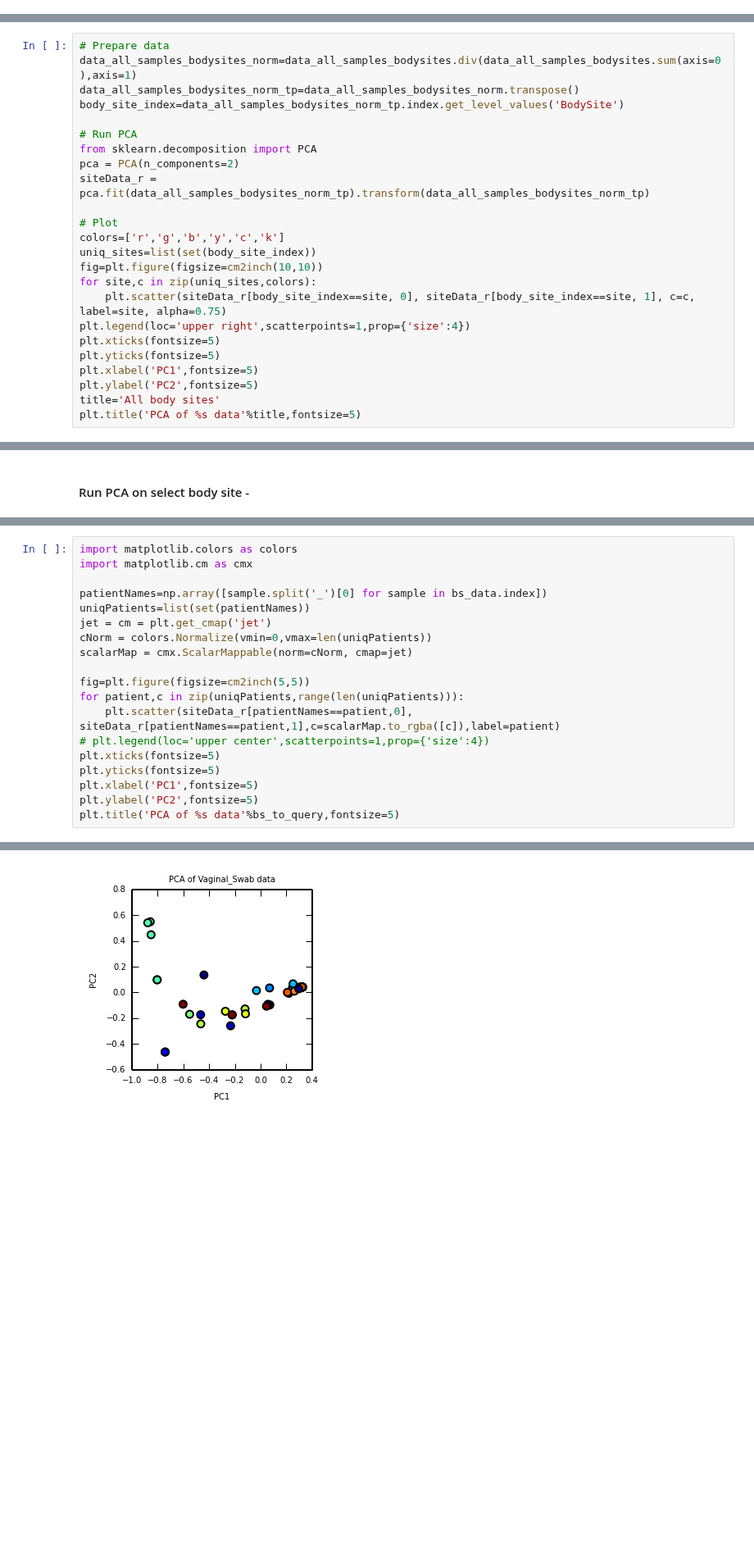
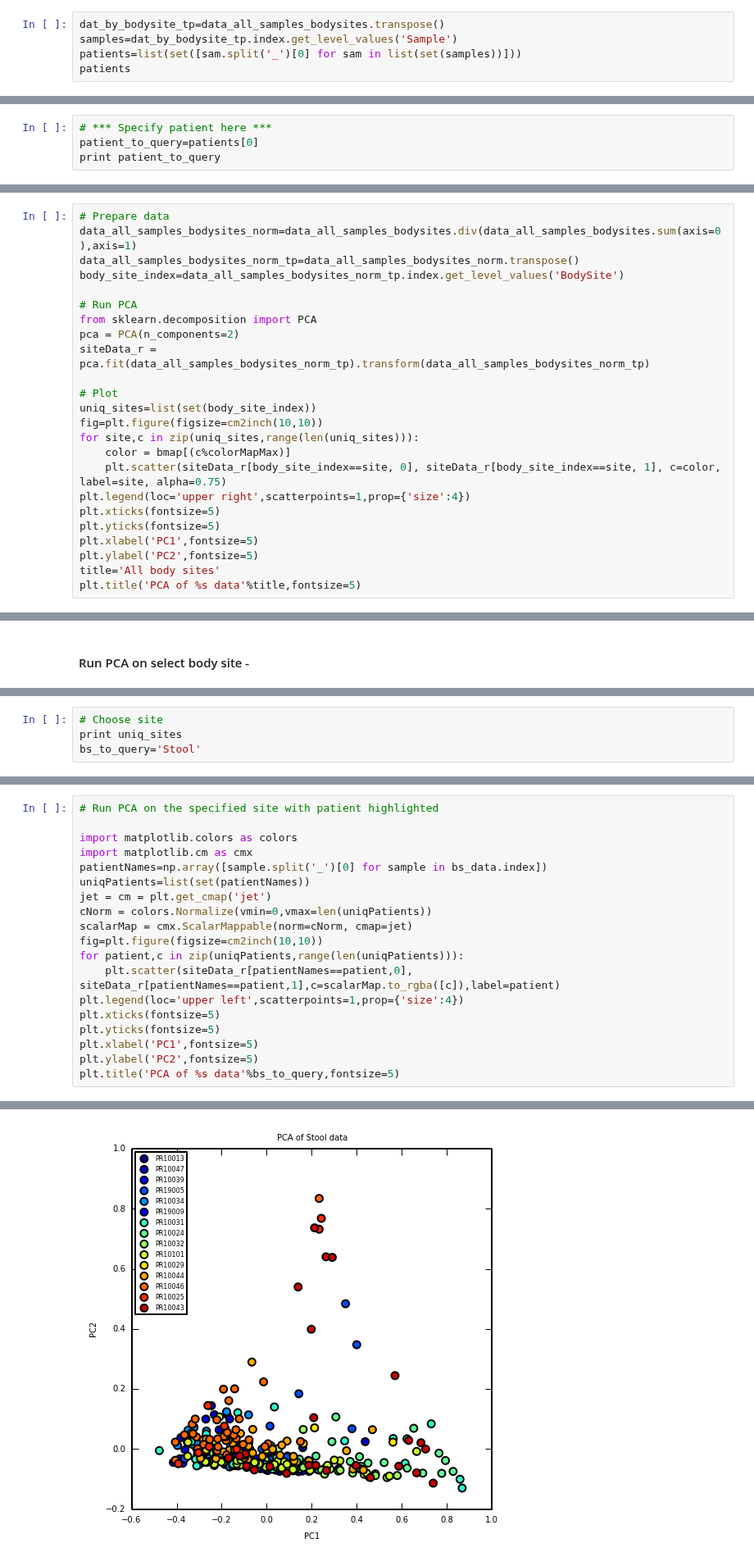
Before and after one commit to lmart999/CS229, a Jupyter notebook: CS229_Project.ipynb, the cells around one changed output, grey strips where cells are left out. Shown at 82% size. Drawn from its saved outputs; the diff is of its cells as text; blank space fills up the shorter version.

```diff
--- a/CS229_Project.ipynb
+++ b/CS229_Project.ipynb
@@ -26,0 +42,5 @@ data_all_samples_bodysites.head(3)
+# %%
+dat_by_bodysite_tp=data_all_samples_bodysites.transpose()
+samples=dat_by_bodysite_tp.index.get_level_values('Sample')
+patients=list(set([sam.split('_')[0] for sam in list(set(samples))]))
+patients
@@ -26,0 +64,4 @@ data_all_samples_bodysites.head(3)
+# %%
+# *** Specify patient here ***
+patient_to_query=patients[0]
+print patient_to_query
@@ -103,11 +206,11 @@ pca = PCA(n_components=2)
 siteData_r = pca.fit(data_all_samples_bodysites_norm_tp).transform(data_all_samples_bodysites_norm_tp)
 
 # Plot
-colors=['r','g','b','y','c','k']
 uniq_sites=list(set(body_site_index))
 fig=plt.figure(figsize=cm2inch(10,10))
-for site,c in zip(uniq_sites,colors):
-    plt.scatter(siteData_r[body_site_index==site, 0], siteData_r[body_site_index==site, 1], c=c, label=site, alpha=0.75)
+for site,c in zip(uniq_sites,range(len(uniq_sites))):
+    color = bmap[(c%colorMapMax)]
+    plt.scatter(siteData_r[body_site_index==site, 0], siteData_r[body_site_index==site, 1], c=color, label=site, alpha=0.75)
 plt.legend(loc='upper right',scatterpoints=1,prop={'size':4})
 plt.xticks(fontsize=5)
 plt.yticks(fontsize=5)
@@ -152,0 +251,4 @@ bs_to_query='Vaginal_Swab'
+# %%
+# Choose site
+print uniq_sites
+bs_to_query='Stool'
@@ -172,25 +265,25 @@ bs_data.head(3)
 # %%
+# Run PCA on the specified site with patient highlighted
+
 import matplotlib.colors as colors
 import matplotlib.cm as cmx
-
 patientNames=np.array([sample.split('_')[0] for sample in bs_data.index])
 uniqPatients=list(set(patientNames))
 jet = cm = plt.get_cmap('jet')
 cNorm = colors.Normalize(vmin=0,vmax=len(uniqPatients))
 scalarMap = cmx.ScalarMappable(norm=cNorm, cmap=jet)
-
-fig=plt.figure(figsize=cm2inch(5,5))
+fig=plt.figure(figsize=cm2inch(10,10))
 for patient,c in zip(uniqPatients,range(len(uniqPatients))):
     plt.scatter(siteData_r[patientNames==patient,0], siteData_r[patientNames==patient,1],c=scalarMap.to_rgba([c]),label=patient)
-# plt.legend(loc='upper center',scatterpoints=1,prop={'size':4})
+plt.legend(loc='upper left',scatterpoints=1,prop={'size':4})
 plt.xticks(fontsize=5)
 plt.yticks(fontsize=5)
 plt.xlabel('PC1',fontsize=5)
 plt.ylabel('PC2',fontsize=5)
 plt.title('PCA of %s data'%bs_to_query,fontsize=5)
 # %% [output]
 <matplotlib.text.Text at 0x...>
-[figure, old version]
+[figure, new version]
 # %%
 runLoadingPlot(bs_to_query,pca)
 # %% [output]
```
Also changed, not shown: parts of 17 cells of this notebook.
